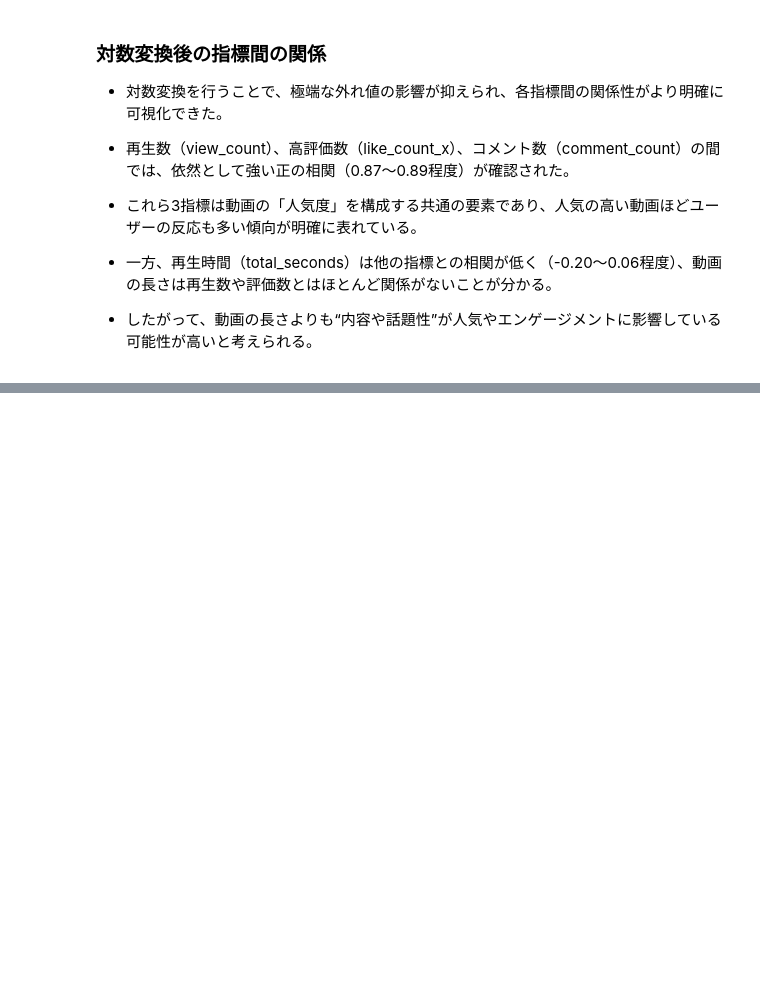
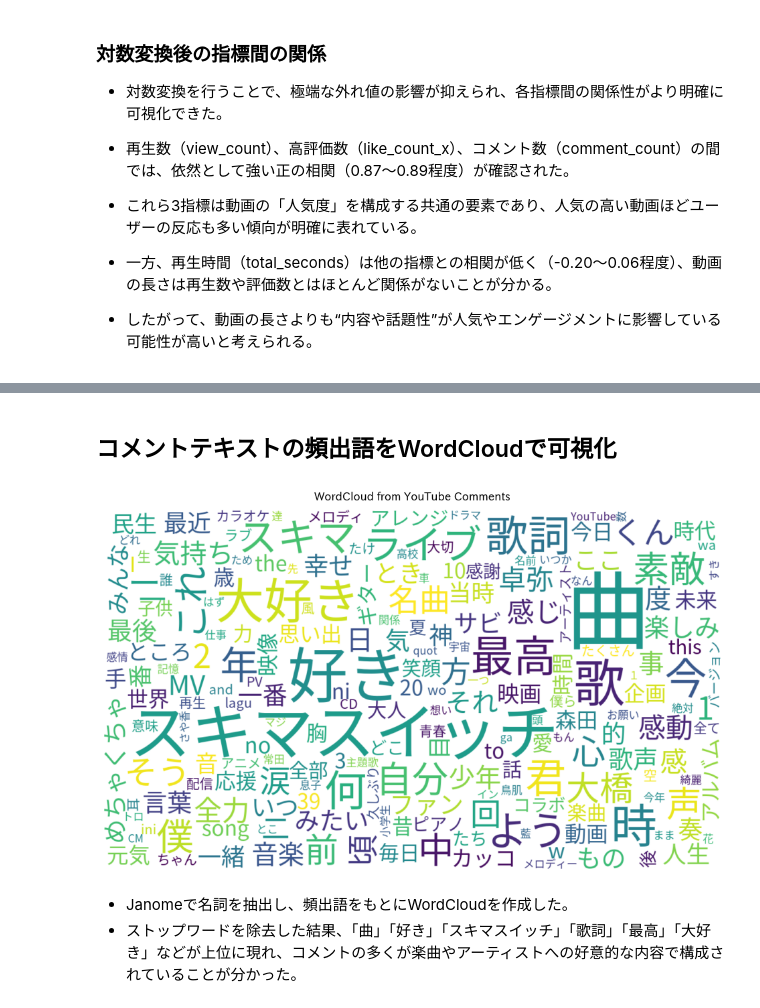
Before and after one commit to rksinagaki/project_api, a Jupyter notebook: src/notebook/01_EDA_youtube_v2.ipynb, the cells around one changed output, grey strips where cells are left out. Drawn from its saved outputs; the diff is of its cells as text; code cells hidden in the pictures; blank space fills up the shorter version.

```diff
--- a/src/notebook/01_EDA_youtube_v2.ipynb
+++ b/src/notebook/01_EDA_youtube_v2.ipynb
@@ -314,0 +443,32 @@ plt.show()
+# %% [markdown]
+## コメントテキストの頻出語をWordCloudで可視化
+# %%
+from wordcloud import WordCloud
+from pathlib import Path
+
+# フォントパスを明示
+font_path = "/usr/share/fonts/opentype/noto/NotoSansCJK-Regular.ttc"
+
+# 頻度辞書
+freq_dict = dict(freq)
+
+# WordCloud作成
+wc = WordCloud(
+    width=1200, height=700,
+    background_color="white",
+    font_path=font_path,
+    collocations=False,
+    prefer_horizontal=0.95
+).generate_from_frequencies(freq_dict)
+
+# 表示
+plt.figure(figsize=(12,7))
+plt.imshow(wc, interpolation="bilinear")
+plt.axis("off")
+plt.title("WordCloud from YouTube Comments", pad=10)
+plt.show()
+# %% [output]
+[figure, added]
+# %% [markdown]
+- Janomeで名詞を抽出し、頻出語をもとにWordCloudを作成した。
+- ストップワードを除去した結果、「曲」「好き」「スキマスイッチ」「歌詞」「最高」「大好き」などが上位に現れ、コメントの多くが楽曲やアーティストへの好意的な内容で構成されていることが分かった。
```
Also changed, not shown: parts of 18 cells of this notebook, 2 other files.
